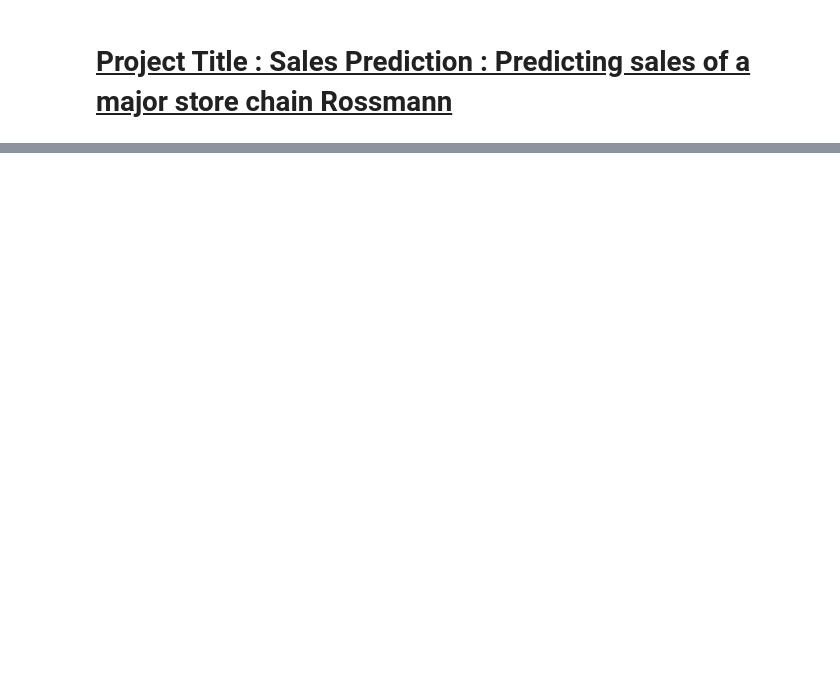
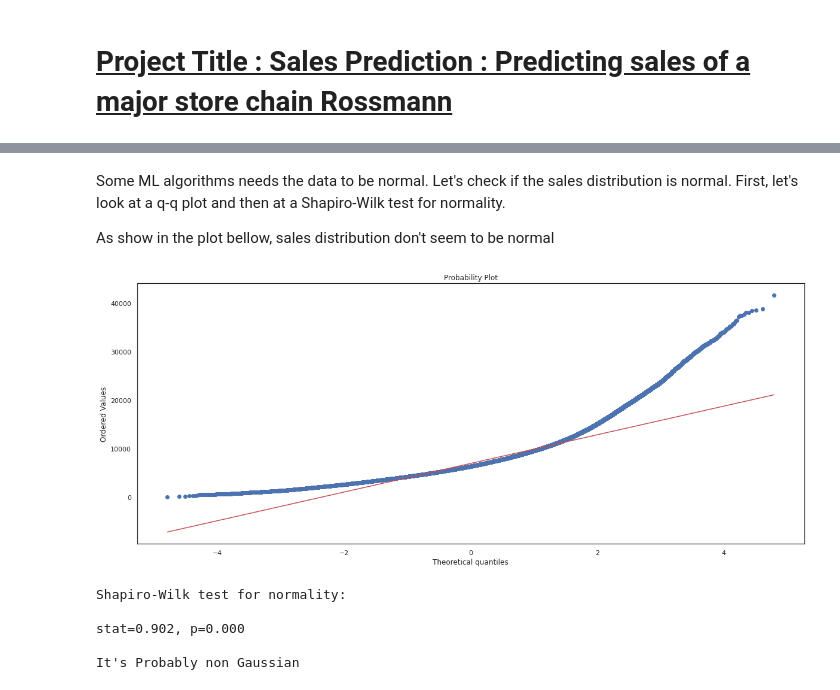
Before and after one commit to sushmitamuz002/Rossmann_Sales_Prediction_Capstone_Project-ML_Regression-, a Jupyter notebook: Rossmann_Sales_Prediction_Capstone_Project_(ML_Regression).ipynb, the cells around one changed output, grey strips where cells are left out. Drawn from its saved outputs; the diff is of its cells as text; code cells hidden in the pictures; blank space fills up the shorter version.

```diff
--- a/Rossmann_Sales_Prediction_Capstone_Project_(ML_Regression).ipynb
+++ b/Rossmann_Sales_Prediction_Capstone_Project_(ML_Regression).ipynb
@@ -592,0 +25,25 @@ df3 = df3.drop( cols_drop, axis = 1 )
+# %% [markdown]
+Some ML algorithms needs the data to be normal. Let's check if the sales distribution is normal. First, let's look at a q-q plot and then at a Shapiro-Wilk test for normality.
+
+As show in the plot bellow, sales distribution don't seem to be normal
+# %%
+#sales = df4[df4['sales'] != 0]['sales']
+plt.figure(figsize=(20,8))
+ss.probplot( df4['sales'], dist = 'norm', plot = pylab );
+# %% [output]
+[figure, added]
+# %%
+# Shapiro-Wilk test for normality
+stat, p = ss.shapiro( df4['sales'] )
+print('Shapiro-Wilk test for normality: \n')
+print( 'stat=%.3f, p=%.3f\n' % ( stat, p ) )
+if p > 0.05:
+    print( 'It\'s Probably Gaussian' )
+else:
+    print( 'It\'s Probably non Gaussian' )
+# %% [output]
+Shapiro-Wilk test for normality:
+
+stat=0.902, p=0.000
+
+It's Probably non Gaussian
```
Also changed, not shown: parts of 171 cells of this notebook.
